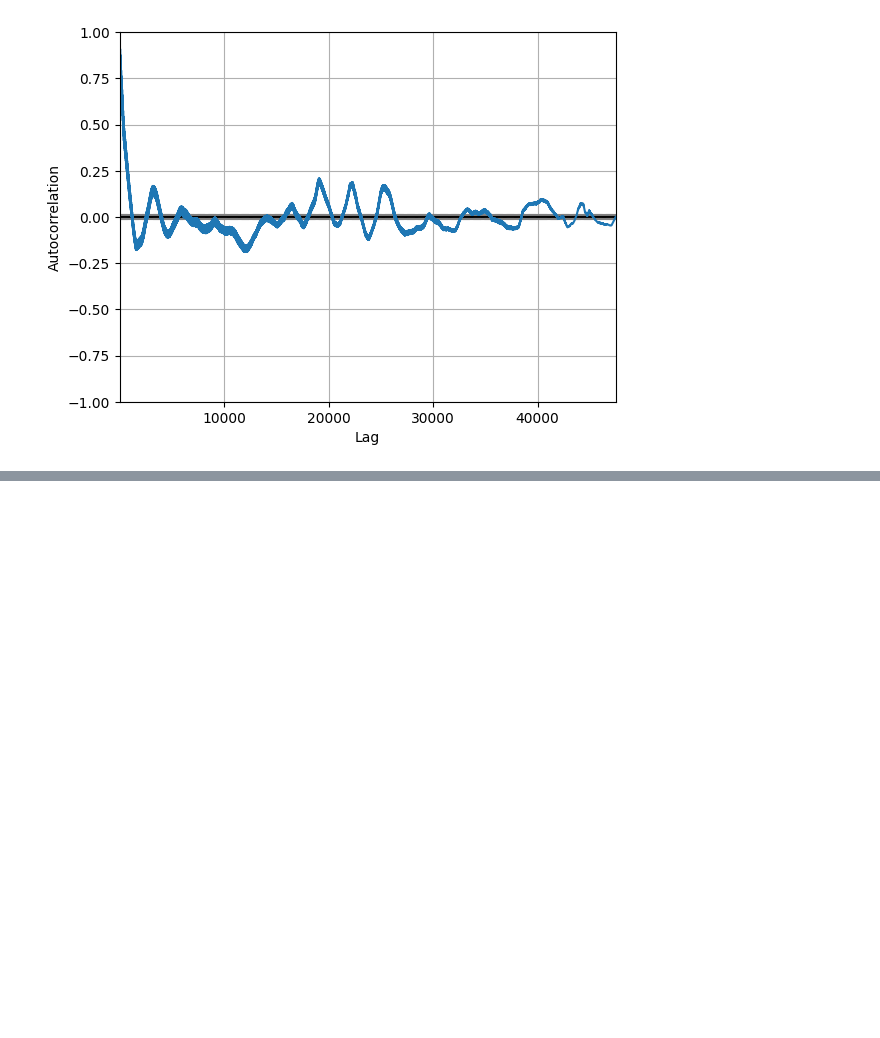
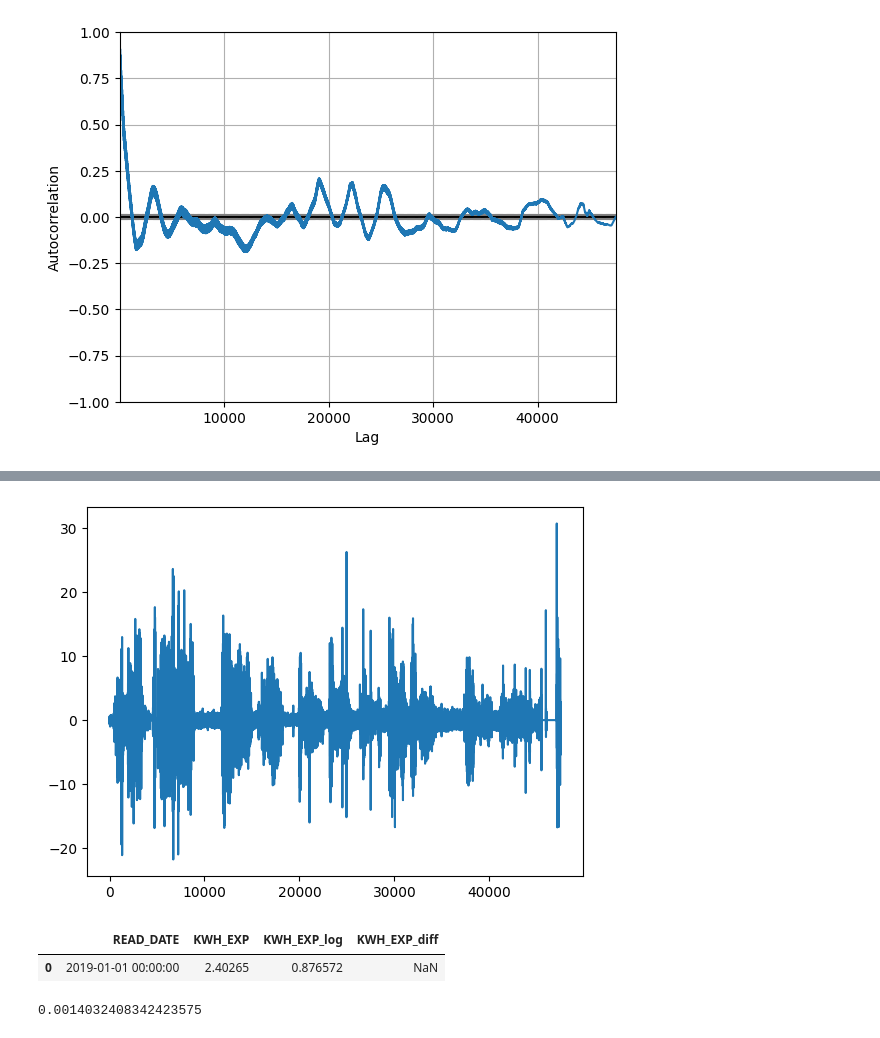
Before and after one commit to srikresna/electricity-usage-forecast, a Jupyter notebook: data-eda.ipynb, the cells around one changed output, grey strips where cells are left out. Saved outputs shown, nothing was run; the diff lists cells and outputs as text; code cells hidden in the pictures; blank space fills up the shorter version.

```diff
--- a/data-eda.ipynb
+++ b/data-eda.ipynb
@@ -132,0 +146,12 @@ plt.show()
+# %%
+# differencing
+df['KWH_EXP_diff'] = df['KWH_EXP'] - df['KWH_EXP'].shift()
+plt.plot(df['KWH_EXP_diff'])
+plt.show()
+# %% [output]
+[figure, added]
+# %%
+df[df['KWH_EXP_diff'].isna()]
+# %% [output]
+|  | READ_DATE | KWH_EXP | KWH_EXP_log | KWH_EXP_diff |
+| 0 | 2019-01-01 00:00:00 | 2.40265 | 0.876572 | NaN |
@@ -132,0 +160,4 @@ plt.show()
+# %%
+df['KWH_EXP_diff'][0]
+# %% [output]
+0.0014032408342423575
```
Also changed, not shown: parts of 20 cells of this notebook, 2 other files.
